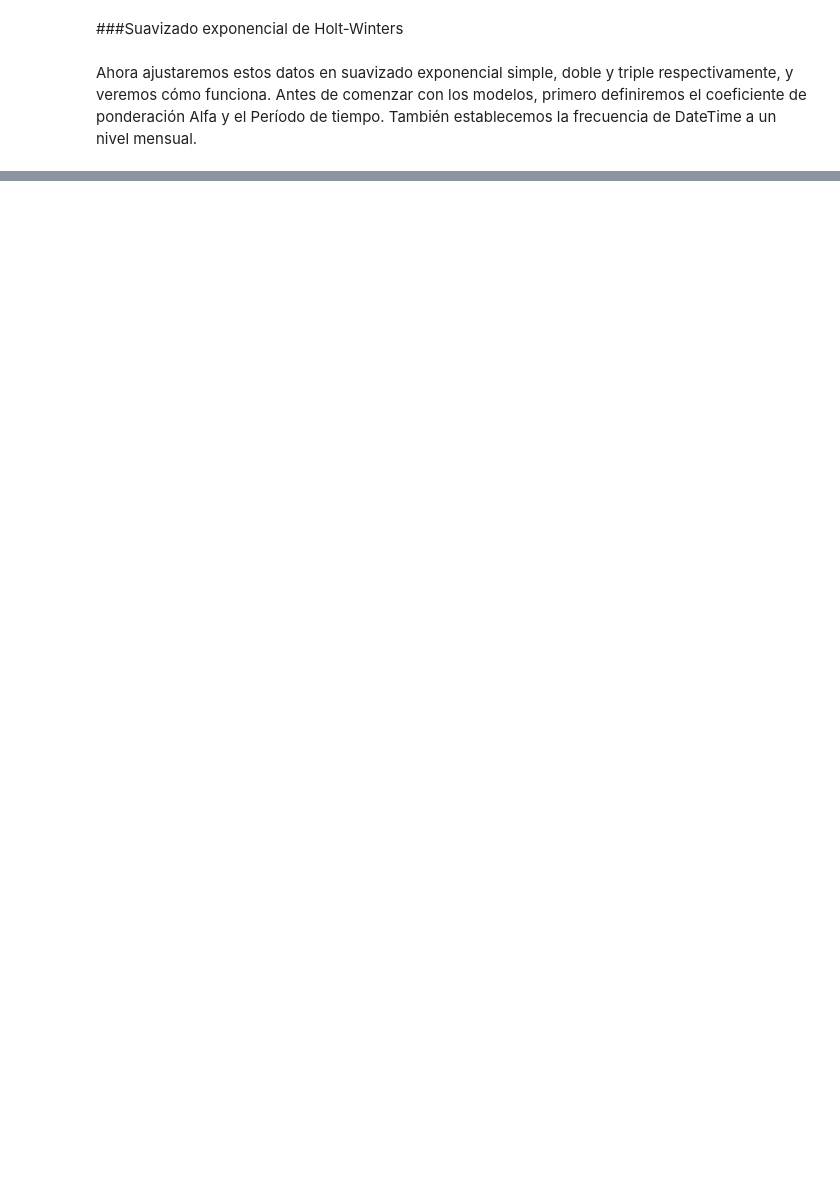
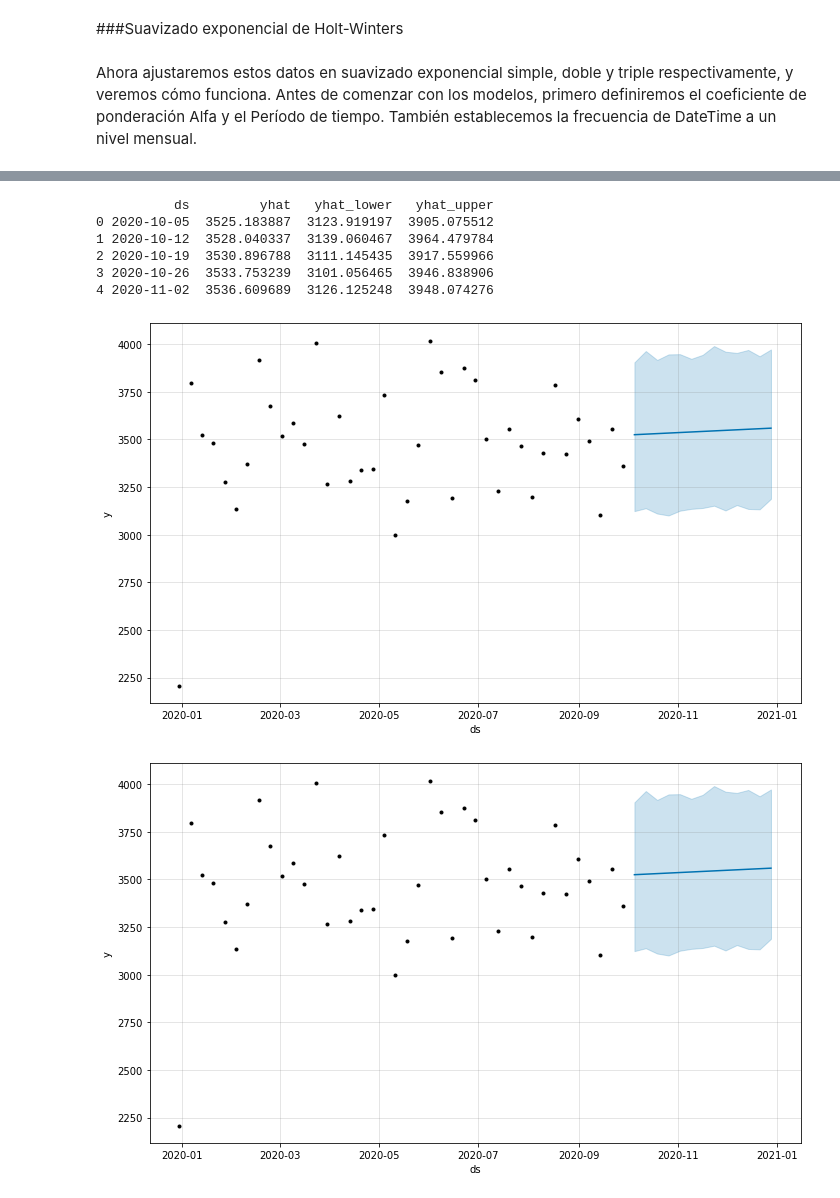
Before and after one commit to jcjimenezb123/PFM_PronosticoDemanda, a Jupyter notebook: RecVta.ipynb, the cells around one changed output, grey strips where cells are left out. Cells and saved outputs as stored; diff of their text form; code cells hidden in the pictures; blank space fills up the shorter version.

```diff
--- a/RecVta.ipynb
+++ b/RecVta.ipynb
@@ -564,0 +537,4 @@ test_predictions.plot(legend=True,label='PREDICTION')
+# %%
+df3=train[['desde','a']]
+df3.columns = ['ds', 'y']
+df3
@@ -564,0 +559,4 @@ test_predictions.plot(legend=True,label='PREDICTION')
+# %%
+future=test[['desde']]
+future.columns = ['ds']
+future
@@ -564,0 +578,5 @@ test_predictions.plot(legend=True,label='PREDICTION')
+# %%
+# define the model
+model = Prophet()
+# fit the model
+model.fit(df3)
@@ -564,0 +588,16 @@ test_predictions.plot(legend=True,label='PREDICTION')
+# %%
+# use the model to make a forecast
+forecast = model.predict(future)
+# summarize the forecast
+print(forecast[['ds', 'yhat', 'yhat_lower', 'yhat_upper']].head())
+# plot forecast
+model.plot(forecast)
+# %% [output]
+          ds         yhat   yhat_lower   yhat_upper
+0 2020-10-05  3525.183887  3123.919197  3905.075512
+1 2020-10-12  3528.040337  3139.060467  3964.479784
+2 2020-10-19  3530.896788  3111.145435  3917.559966
+3 2020-10-26  3533.753239  3101.056465  3946.838906
+4 2020-11-02  3536.609689  3126.125248  3948.074276
+[figure, added]
+[figure, added]
```
Also changed, not shown: parts of 26 cells of this notebook.
